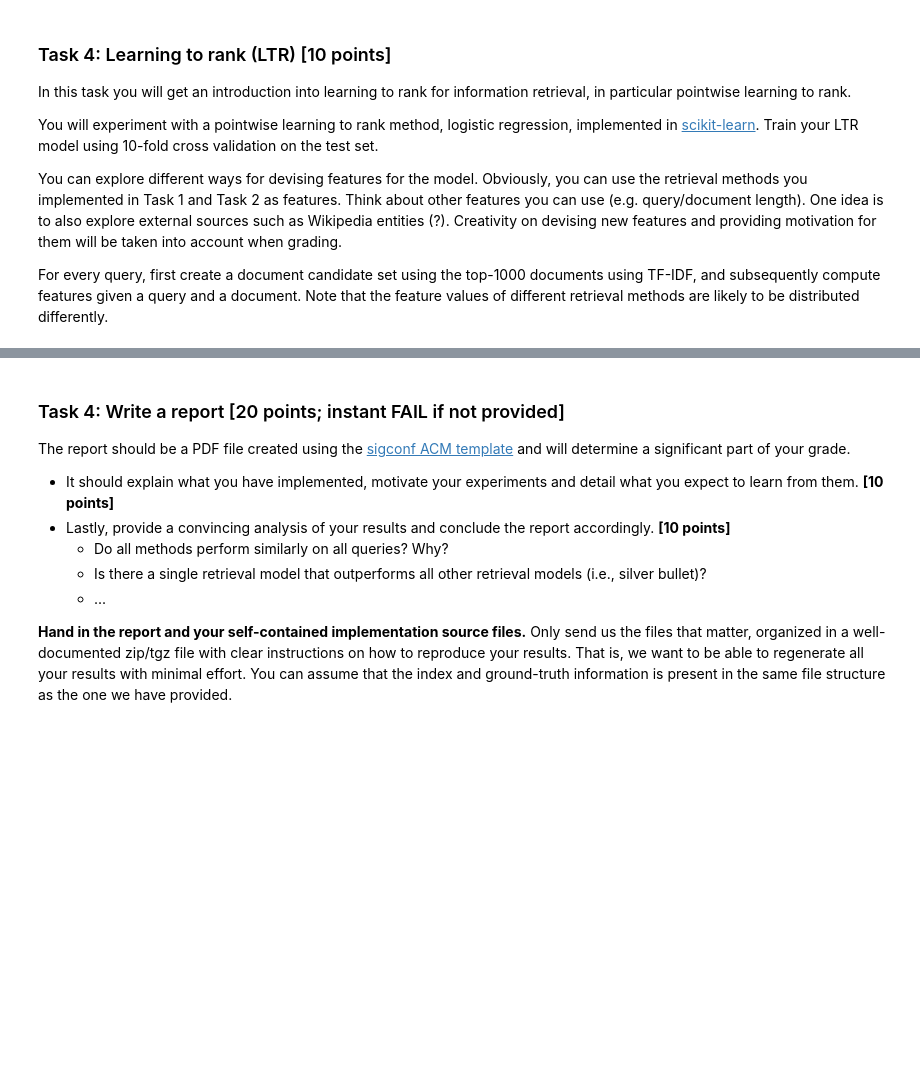
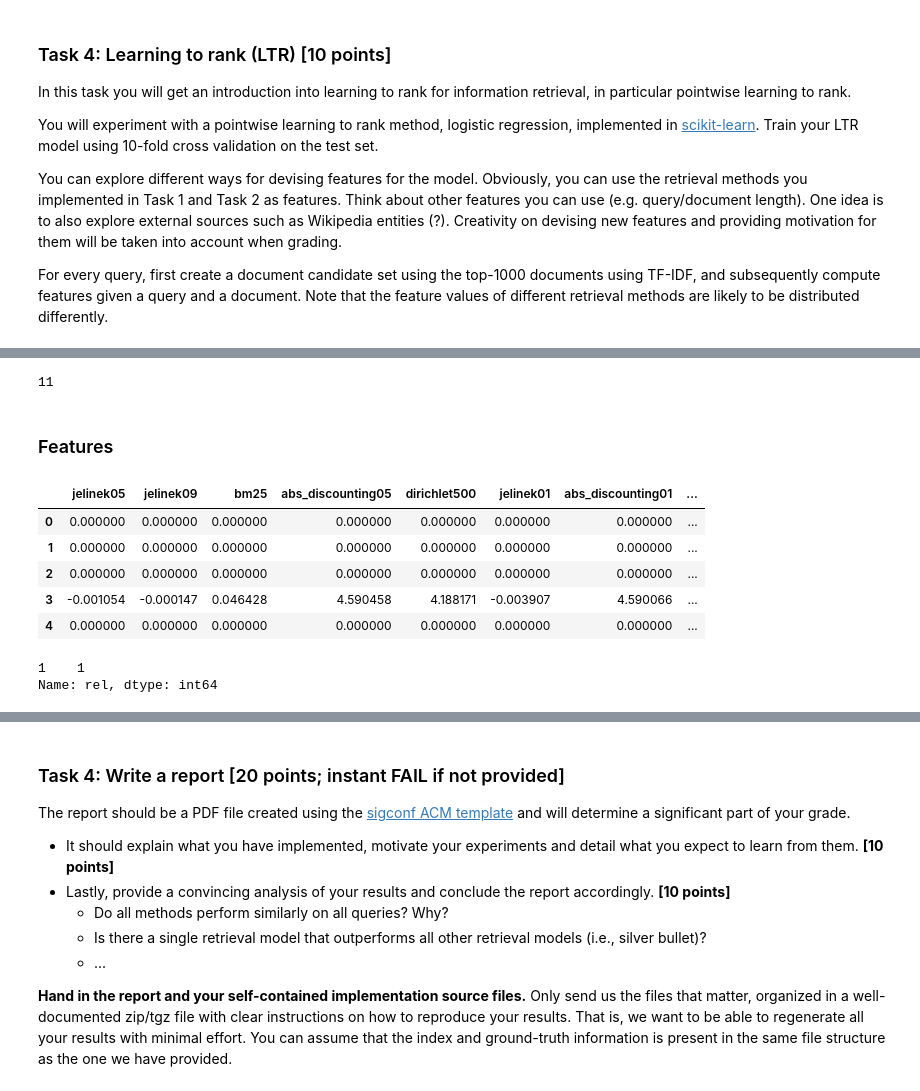
Before and after one commit to jo812568/ds-uva, a Jupyter notebook: Searching for Unstructured and Structured Data/hw1.ipynb, the cells around one changed output, grey strips where cells are left out. Saved outputs shown, nothing was run; the diff lists cells and outputs as text; code cells hidden in the pictures; blank space fills up the shorter version.

```diff
--- a/Searching for Unstructured and Structured Data/hw1.ipynb
+++ b/Searching for Unstructured and Structured Data/hw1.ipynb
@@ -932,0 +980,22 @@ For every query, first create a document candidate set using the top-1000 docume
+# %%
+len(scores_dict)
+# %% [output]
+11
+# %% [markdown]
+### Features
+# %%
+X = pd.DataFrame()
+for feature in [str(key) for key in scores_dict.keys()]:
+    X[feature] = scores_dict[feature]
+
+query_doc_pairs = list(scores_tuple.keys())
+X['query_id'] = [q_doc_p[0] for q_doc_p in query_doc_pairs]
+X['doc_id'] = [q_doc_p[1] for q_doc_p in query_doc_pairs]
+X.head()
+# %% [output]
+|  | jelinek05 | jelinek09 | bm25 | abs_discounting05 | dirichlet500 | jelinek01 | abs_discounting01 | ... |
+| 0 | 0.000000 | 0.000000 | 0.000000 | 0.000000 | 0.000000 | 0.000000 | 0.000000 | ... |
+| 1 | 0.000000 | 0.000000 | 0.000000 | 0.000000 | 0.000000 | 0.000000 | 0.000000 | ... |
+| 2 | 0.000000 | 0.000000 | 0.000000 | 0.000000 | 0.000000 | 0.000000 | 0.000000 | ... |
+| 3 | -0.001054 | -0.000147 | 0.046428 | 4.590458 | 4.188171 | -0.003907 | 4.590066 | ... |
+| 4 | 0.000000 | 0.000000 | 0.000000 | 0.000000 | 0.000000 | 0.000000 | 0.000000 | ... |
@@ -932,0 +1004,5 @@ For every query, first create a document candidate set using the top-1000 docume
+# %%
+X_updated['rel'].value_counts()
+# %% [output]
+1    1
+Name: rel, dtype: int64
```
Also changed, not shown: parts of 36 cells of this notebook.
